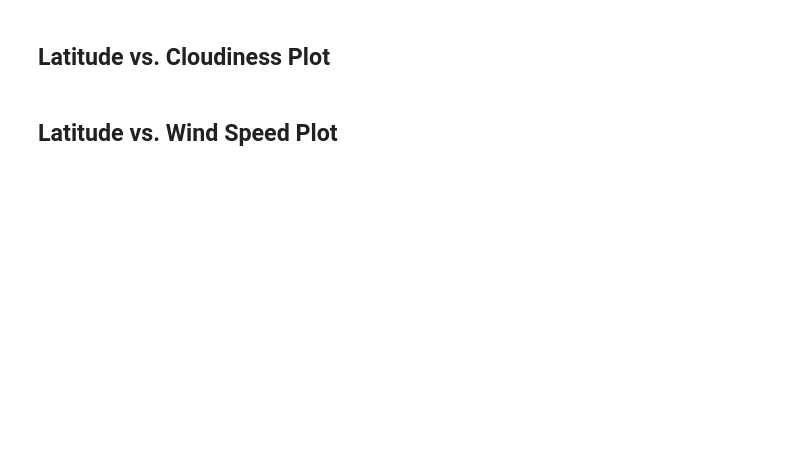
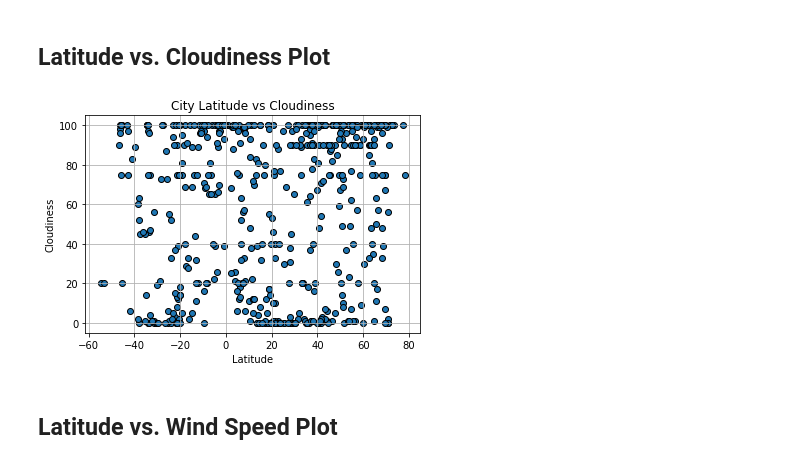
Before and after one commit to stefanyl/python-api-challenge, a Jupyter notebook: WeatherPy/WeatherPy.ipynb, the cells around one changed output. Saved outputs shown, nothing was run; the diff lists cells and outputs as text; code cells hidden in the pictures; blank space fills up the shorter version.

```diff
--- a/WeatherPy/WeatherPy.ipynb
+++ b/WeatherPy/WeatherPy.ipynb
@@ -274,4 +275,18 @@ plt.ylim(0,105)
 # %% [markdown]
 ## Latitude vs. Cloudiness Plot
+# %%
+plt.title('City Latitude vs Cloudiness')
+
+plt.scatter(clean_cities_df['Lat'],clean_cities_df['Cloudiness'], edgecolors = 'black')
+
+plt.grid()
+plt.xlabel('Latitude')
+plt.ylabel('Cloudiness')
+plt.show
+
+#save plot as .png
+plt.savefig("City Latitude vs Cloudiness.png")
+# %% [output]
+[figure, added]
 # %% [markdown]
 ## Latitude vs. Wind Speed Plot
```
Also changed, not shown: parts of 8 cells of this notebook, 4 other files.
